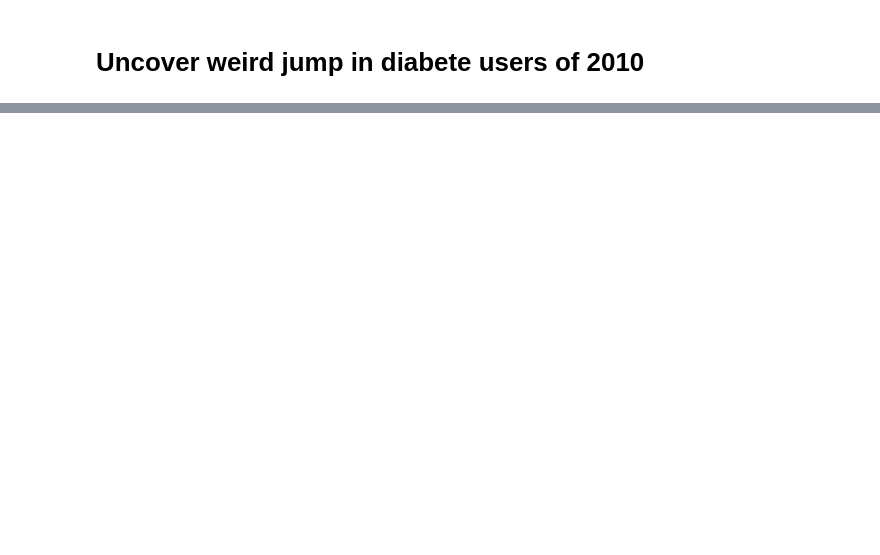
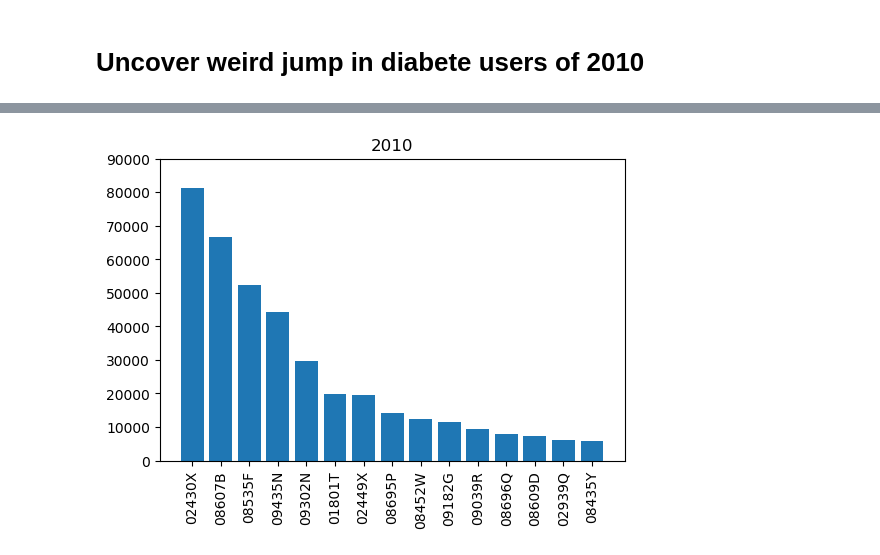
Before and after one commit to samuelefiorini/tangle, a Jupyter notebook: notebooks/uncovering_diabete_2010.ipynb, the cells around one changed output, grey strips where cells are left out. Cells and saved outputs as stored; diff of their text form; code cells hidden in the pictures; blank space fills up the shorter version.

```diff
--- a/notebooks/uncovering_diabete_2010.ipynb
+++ b/notebooks/uncovering_diabete_2010.ipynb
@@ -30,0 +58,6 @@ IOError: File /home/samu/miniconda2/lib/python2.7/site-packages/mbspbs10pc/data/
+# %%
+show_most_frequent(items[sorted_keys[2]], top_k=15, column=2010)
+plt.ylim([0, 90000])
+plt.savefig('../tmp/hist2010.png');
+# %% [output]
+[figure, added]
```
Also changed, not shown: parts of 25 cells of this notebook.
